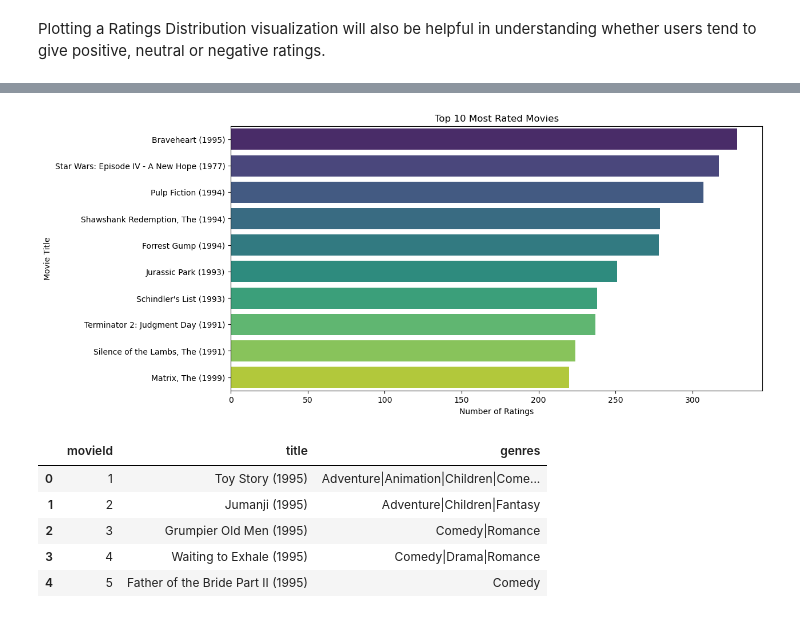
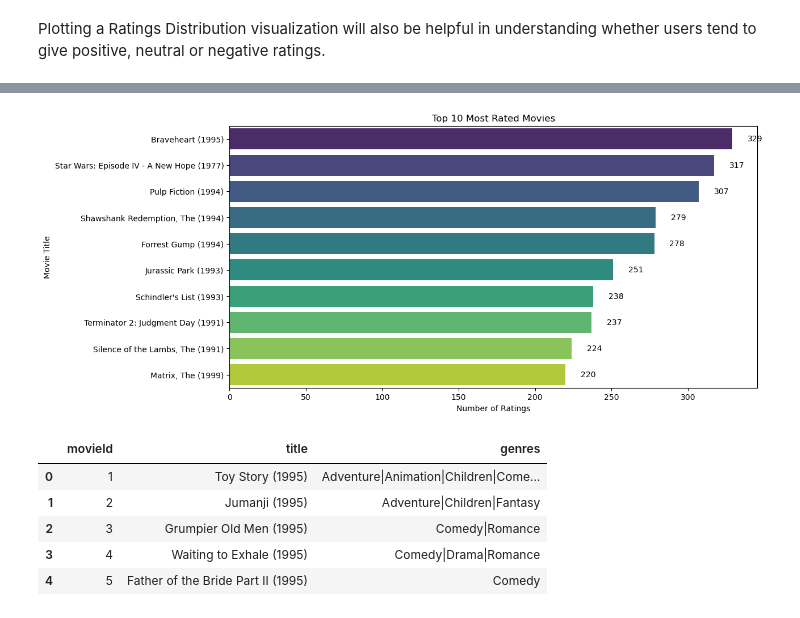
Before and after one commit to ivy-chelagat/Group-Ten, a Jupyter notebook: Recommender System .ipynb, the cells around one changed output, grey strips where cells are left out. Cells and saved outputs as stored; diff of their text form; code cells hidden in the pictures.

```diff
--- a/Recommender System .ipynb
+++ b/Recommender System .ipynb
@@ -252,18 +252,25 @@ plt.show()
 # %%
 # Get top 10 most rated movies
 top_movies = ratings['movieId'].value_counts().head(10).index
 top_movies_df = movies[movies['movieId'].isin(top_movies)].copy()
 top_movies_df['num_ratings'] = ratings[ratings['movieId'].isin(top_movies)]['movieId'].value_counts().values
 
-plt.figure(figsize = (12, 6))
-sns.barplot(x = 'num_ratings', y = 'title', data = top_movies_df, palette = 'viridis',
-            hue = 'title', legend = False)
+# Sort by number of ratings (descending)
+top_movies_df = top_movies_df.sort_values('num_ratings', ascending=False)
+
+# Plot
+plt.figure(figsize=(12, 6))
+ax = sns.barplot(x='num_ratings', y='title', data=top_movies_df, palette='viridis')
+
+for i, v in enumerate(top_movies_df['num_ratings']):
+    ax.text(v + 10, i, str(v), color='black', va='center')
+
 plt.xlabel("Number of Ratings")
 plt.ylabel("Movie Title")
 plt.title("Top 10 Most Rated Movies")
 plt.show()
 # %% [output]
-[figure, old version]
+[figure, new version]
 # %%
 # check movie genres
 movies.head()
```
Also changed, not shown: parts of 15 cells of this notebook.
